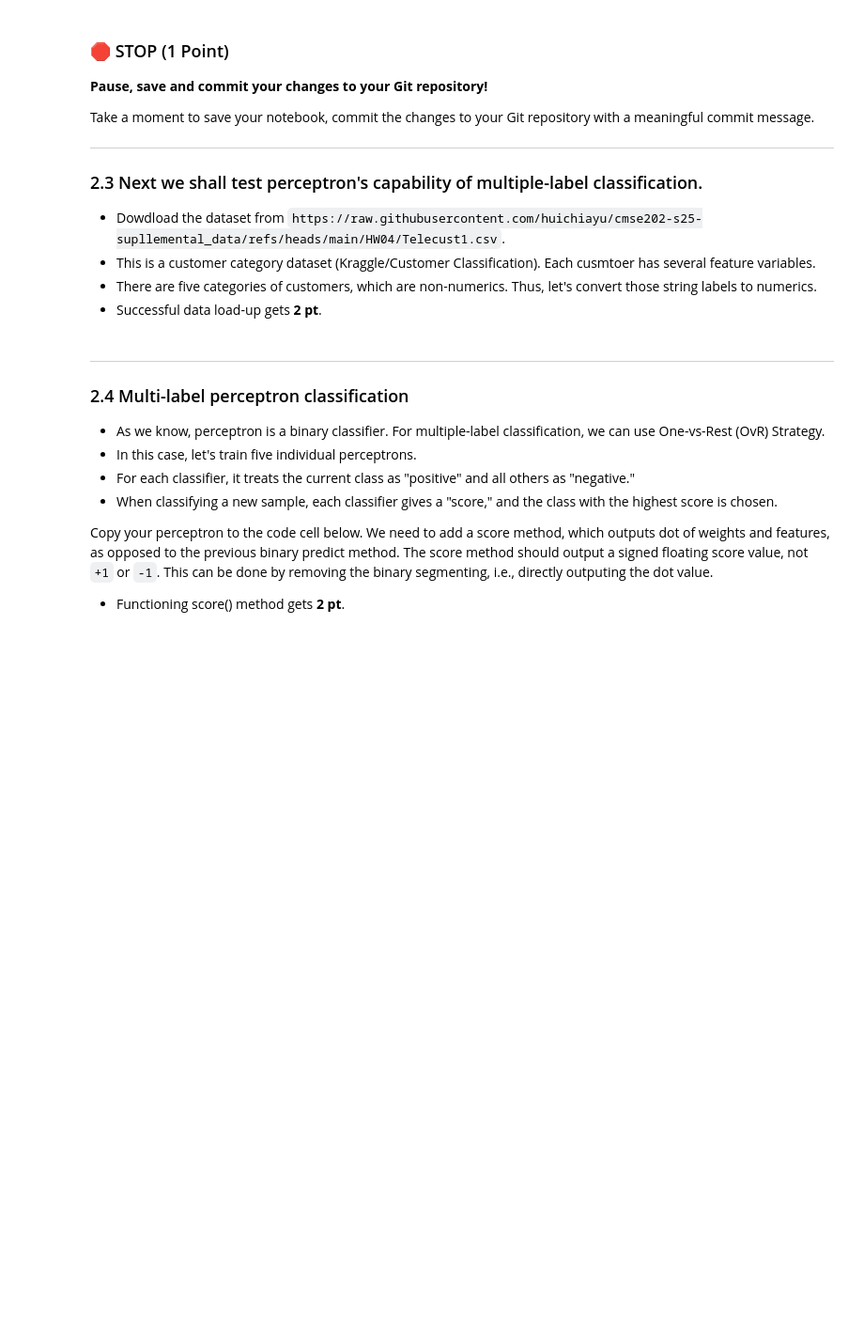
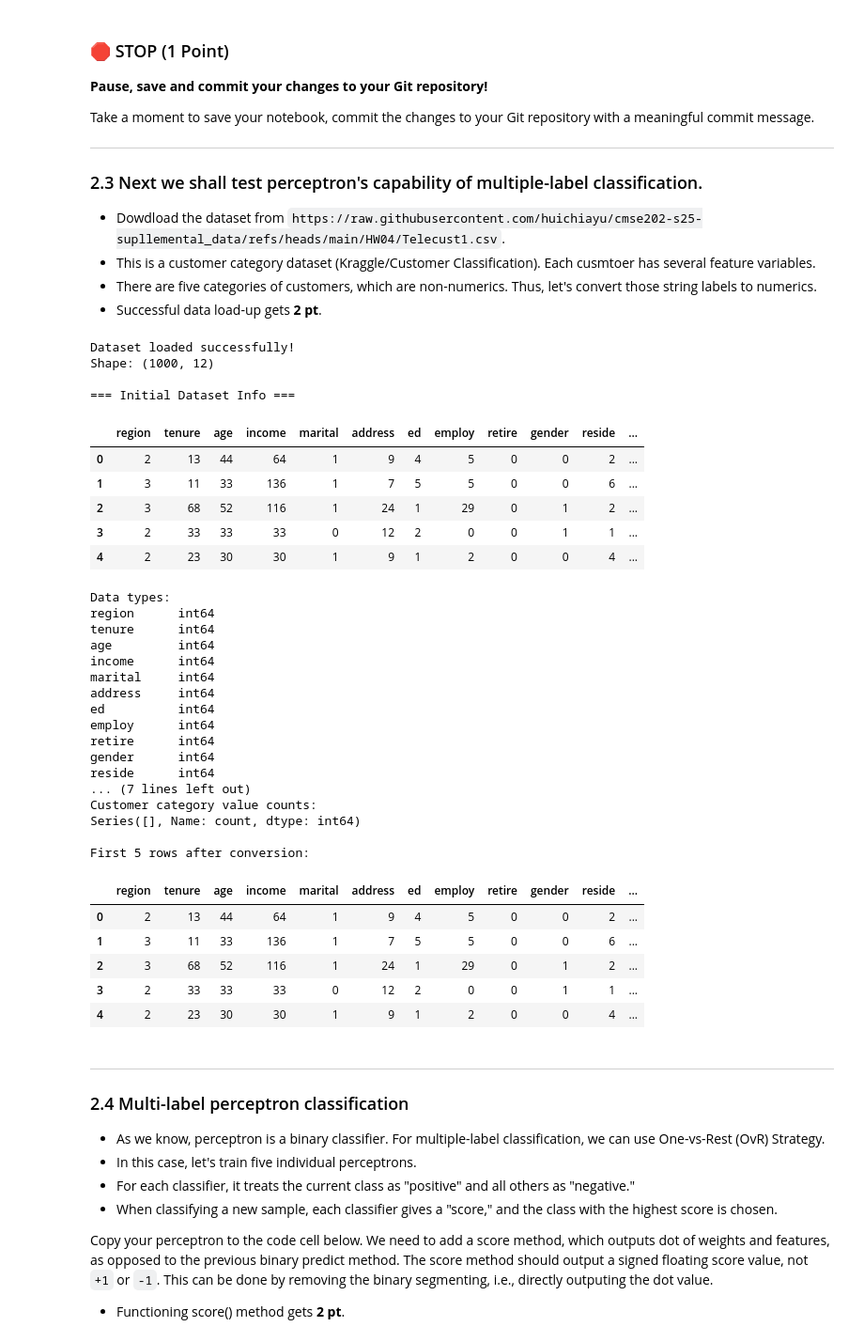
Before and after one commit to Xu-Jiongyang/cmse202-s25-turnin-1, a Jupyter notebook: hw-04/HW-04_Jiongyang.ipynb, the cells around one changed output. Shown at 94% size. Drawn from its saved outputs; the diff is of its cells as text; code cells hidden in the pictures; blank space fills up the shorter version.

```diff
--- a/hw-04/HW-04_Jiongyang.ipynb
+++ b/hw-04/HW-04_Jiongyang.ipynb
@@ -306,7 +307,75 @@ Take a moment to save your notebook, commit the changes to your Git repository w
 * Successful data load-up gets **2 pt**.
 # %%
 # Download and load the dataset. Convert non-numerical labels to numerics.
-# put your code here
+import pandas as pd
+
+try:
+    df = pd.read_csv('Telecust1.csv')
+    print("Dataset loaded successfully!")
+    print(f"Shape: {df.shape}\n")
+
+    print("=== Initial Dataset Info ===")
+    display(df.head())
+    print("\nData types:")
+    print(df.dtypes)
+
+    print("\n=== Before Conversion ===")
+    print("Unique customer categories:", df['custcat'].unique())
+
+    custcat_mapping = {
+        'Basic Service': 0,
+        'E-Service': 1,
+        'Plus Service': 2,
+        'Total Service': 3
+    }
+
+    df['custcat'] = df['custcat'].map(custcat_mapping)
+
+    print("\n=== After Conversion ===")
+    print("Customer category value counts:")
+    print(df['custcat'].value_counts())
+    print("\nFirst 5 rows after conversion:")
+    display(df.head())
+
+except FileNotFoundError:
+    print("Error: File not found. Please ensure:")
+    print("1. The file is named 'Telecust1.csv'")
+    print("2. The file is in your current working directory")
+    print("Current working directory:", os.getcwd())
+# %% [output]
+Dataset loaded successfully!
+Shape: (1000, 12)
+
+=== Initial Dataset Info ===
+|  | region | tenure | age | income | marital | address | ed | employ | retire | gender | reside | ... |
+| 0 | 2 | 13 | 44 | 64 | 1 | 9 | 4 | 5 | 0 | 0 | 2 | ... |
+| 1 | 3 | 11 | 33 | 136 | 1 | 7 | 5 | 5 | 0 | 0 | 6 | ... |
+| 2 | 3 | 68 | 52 | 116 | 1 | 24 | 1 | 29 | 0 | 1 | 2 | ... |
+| 3 | 2 | 33 | 33 | 33 | 0 | 12 | 2 | 0 | 0 | 1 | 1 | ... |
+| 4 | 2 | 23 | 30 | 30 | 1 | 9 | 1 | 2 | 0 | 0 | 4 | ... |
+Data types:
+region      int64
+tenure      int64
+age         int64
+income      int64
+marital     int64
+address     int64
+ed          int64
+employ      int64
+retire      int64
+gender      int64
+reside      int64
+... (7 lines left out)
+Customer category value counts:
+Series([], Name: count, dtype: int64)
+
+First 5 rows after conversion:
+|  | region | tenure | age | income | marital | address | ed | employ | retire | gender | reside | ... |
+| 0 | 2 | 13 | 44 | 64 | 1 | 9 | 4 | 5 | 0 | 0 | 2 | ... |
+| 1 | 3 | 11 | 33 | 136 | 1 | 7 | 5 | 5 | 0 | 0 | 6 | ... |
+| 2 | 3 | 68 | 52 | 116 | 1 | 24 | 1 | 29 | 0 | 1 | 2 | ... |
+| 3 | 2 | 33 | 33 | 33 | 0 | 12 | 2 | 0 | 0 | 1 | 1 | ... |
+| 4 | 2 | 23 | 30 | 30 | 1 | 9 | 1 | 2 | 0 | 0 | 4 | ... |
 # %% [markdown]
 ---
 ### 2.4 Multi-label perceptron classification
```
Also changed, not shown: parts of 6 cells of this notebook.
